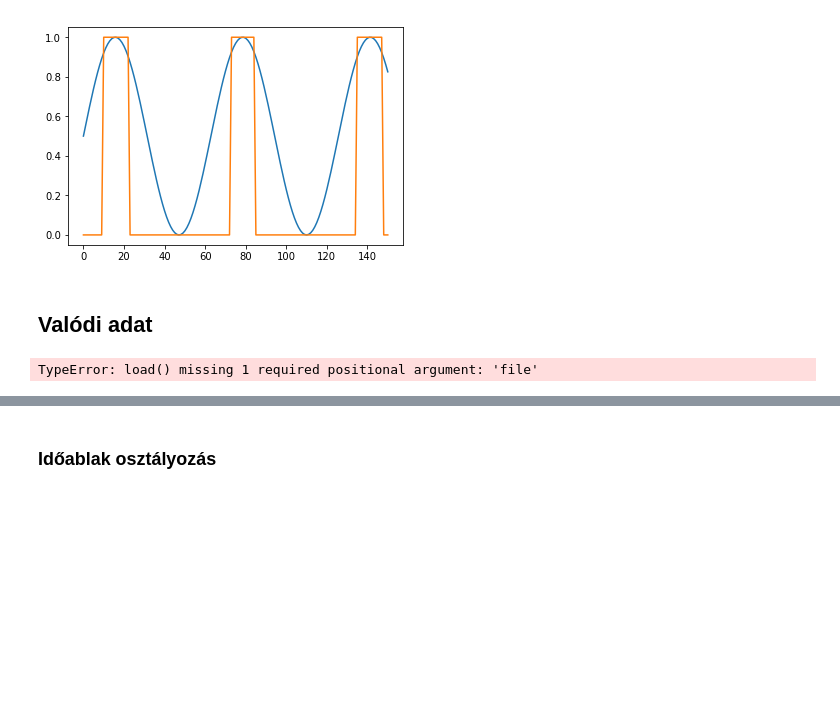
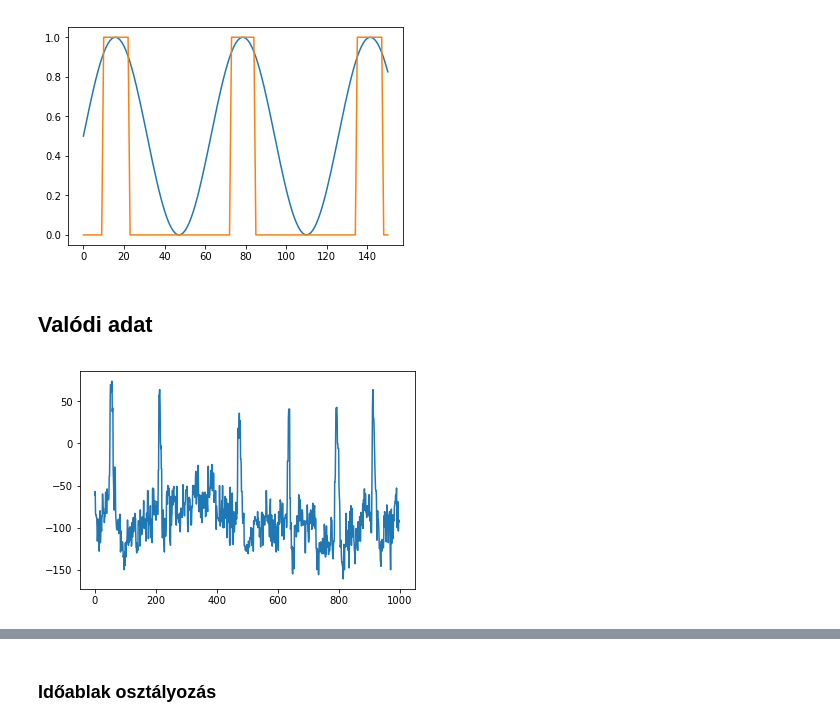
Before and after one commit to CSNLWigner/emotiv-epoc, a Jupyter notebook: python/notebook/simple_classification.ipynb, the cells around one changed output, grey strips where cells are left out. Cells and saved outputs as stored; diff of their text form; code cells hidden in the pictures; blank space fills up the shorter version.

Commit message:
valodi adat

```diff
--- a/python/notebook/simple_classification.ipynb
+++ b/python/notebook/simple_classification.ipynb
@@ -28,7 +28,9 @@ plt.plot(szemoldok_fent);
 [figure]
 # %% [markdown]
 ## Valódi adat
-# %%
-eeg_adat = np.load()
-# %% [output]
-TypeError: load() missing 1 required positional argument: 'file'
+# %%
+eeg_adat = np.load("../data/blinking.pkl")
+af3 = np.array(eeg_adat["AF3"])[500:1500]
+plt.plot(af3);
+# %% [output]
+[figure, added]
```
Also changed, not shown: parts of 3 cells of this notebook, 1 other file.
